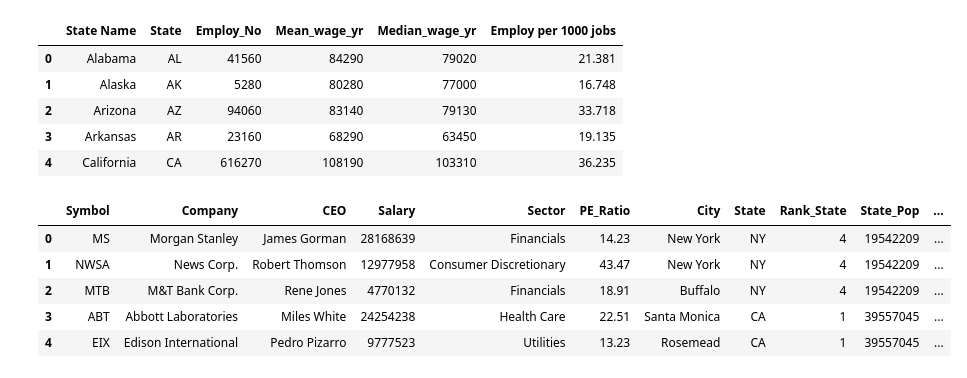
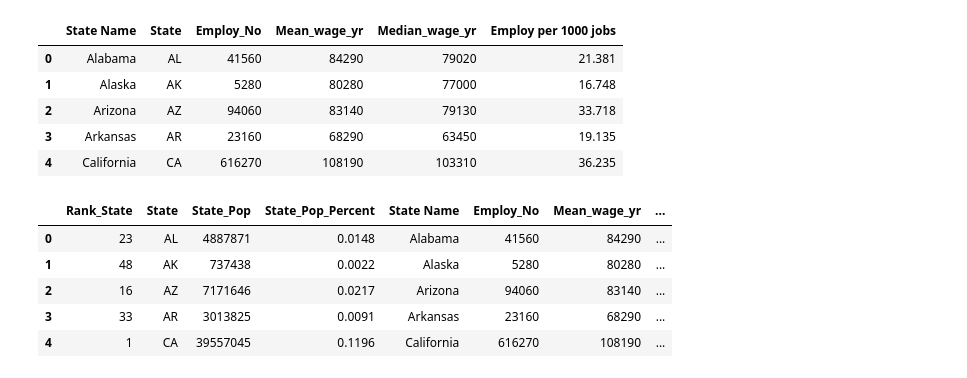
Before and after one commit to yujinie-choi/data_project_one, a Jupyter notebook: salary2.ipynb, the cells around one changed output. Saved outputs shown, nothing was run; the diff lists cells and outputs as text; code cells hidden in the pictures.

Commit message:
Updated py file, plus notes on where I got the csv data from

```diff
--- a/salary2.ipynb
+++ b/salary2.ipynb
@@ -261,13 +247,13 @@ math_df.head()
 | 3 | Arkansas | AR | 23160 | 68290 | 63450 | 19.135 |
 | 4 | California | CA | 616270 | 108190 | 103310 | 36.235 |
 # %%
-#Merge Math Employees Data with Corporate data by State
-corp_employ_pop = pd.merge(allco_pop_hq, math_df, on="State")
-corp_employ_pop.head()
+#Merge Math Employees Data with Population data
+employ_pop = pd.merge(popln_df, math_df, on="State")
+employ_pop.head()
 # %% [output]
-|  | Symbol | Company | CEO | Salary | Sector | PE_Ratio | City | State | Rank_State | State_Pop | ... |
-| 0 | MS | Morgan Stanley | James Gorman | 28168639 | Financials | 14.23 | New York | NY | 4 | 19542209 | ... |
-| 1 | NWSA | News Corp. | Robert Thomson | 12977958 | Consumer Discretionary | 43.47 | New York | NY | 4 | 19542209 | ... |
-| 2 | MTB | M&T Bank Corp. | Rene Jones | 4770132 | Financials | 18.91 | Buffalo | NY | 4 | 19542209 | ... |
-| 3 | ABT | Abbott Laboratories | Miles White | 24254238 | Health Care | 22.51 | Santa Monica | CA | 1 | 39557045 | ... |
-| 4 | EIX | Edison International | Pedro Pizarro | 9777523 | Utilities | 13.23 | Rosemead | CA | 1 | 39557045 | ... |
+|  | Rank_State | State | State_Pop | State_Pop_Percent | State Name | Employ_No | Mean_wage_yr | ... |
+| 0 | 23 | AL | 4887871 | 0.0148 | Alabama | 41560 | 84290 | ... |
+| 1 | 48 | AK | 737438 | 0.0022 | Alaska | 5280 | 80280 | ... |
+| 2 | 16 | AZ | 7171646 | 0.0217 | Arizona | 94060 | 83140 | ... |
+| 3 | 33 | AR | 3013825 | 0.0091 | Arkansas | 23160 | 68290 | ... |
+| 4 | 1 | CA | 39557045 | 0.1196 | California | 616270 | 108190 | ... |
```
Also changed, not shown: parts of 5 cells of this notebook, 1 other file.
